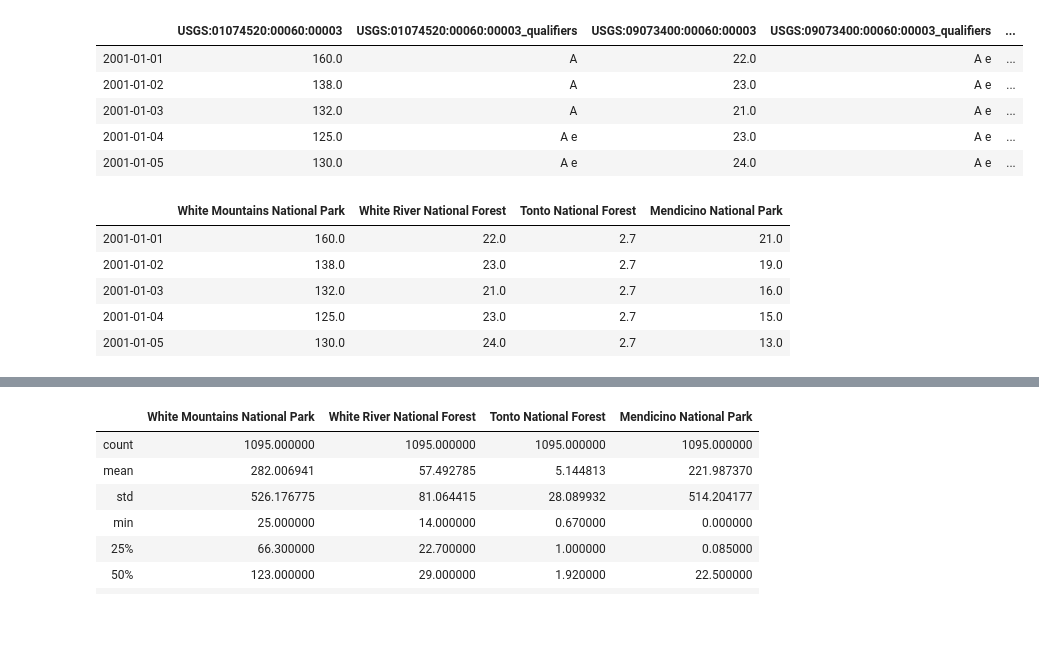
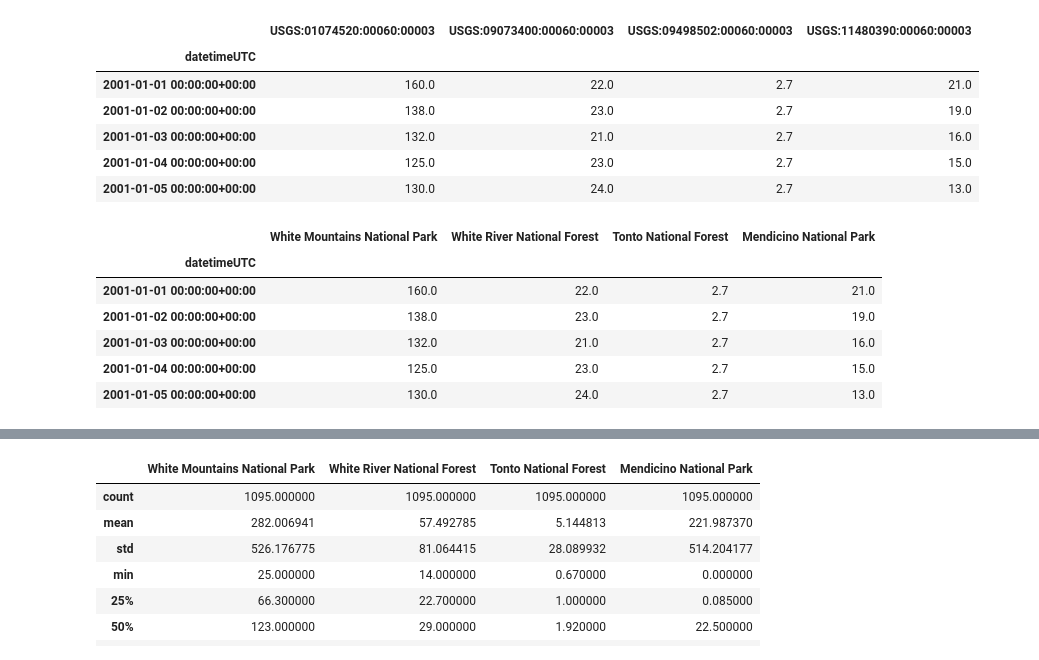
Before and after one commit to mroberge/hydrofunctions, a Jupyter notebook: docs/notebooks/Hydrofunctions_Comparing_Stream_Environments.ipynb, the cells around one changed output, grey strips where cells are left out. Saved outputs shown, nothing was run; the diff lists cells and outputs as text; code cells hidden in the pictures; blank space fills up the shorter version.

```diff
--- a/docs/notebooks/Hydrofunctions_Comparing_Stream_Environments.ipynb
+++ b/docs/notebooks/Hydrofunctions_Comparing_Stream_Environments.ipynb
@@ -26,0 +17,4 @@ True
+# %%
+streams = ['09073400','11480390','01074520','09498502']
+sites = hf.NWIS(streams, 'dv', start_date='2001-01-01', end_date='2003-12-31')
+sites
@@ -27,30 +33,29 @@ True
 # %%
 #Create a dataframe of the four sites
-Q = sites.df()
+Q = sites.df('discharge')
 #Show the first few lines of the dataframe
 Q.head()
 # %% [output]
-|  | USGS:01074520:00060:00003 | USGS:01074520:00060:00003_qualifiers | USGS:09073400:00060:00003 | USGS:09073400:00060:00003_qualifiers | ... |
-| 2001-01-01 | 160.0 | A | 22.0 | A e | ... |
-| 2001-01-02 | 138.0 | A | 23.0 | A e | ... |
-| 2001-01-03 | 132.0 | A | 21.0 | A e | ... |
-| 2001-01-04 | 125.0 | A e | 23.0 | A e | ... |
-| 2001-01-05 | 130.0 | A e | 24.0 | A e | ... |
+|  | USGS:01074520:00060:00003 | USGS:09073400:00060:00003 | USGS:09498502:00060:00003 | USGS:11480390:00060:00003 |
+| datetimeUTC |  |  |  |  |
+| 2001-01-01 00:00:00+00:00 | 160.0 | 22.0 | 2.7 | 21.0 |
+| 2001-01-02 00:00:00+00:00 | 138.0 | 23.0 | 2.7 | 19.0 |
+| 2001-01-03 00:00:00+00:00 | 132.0 | 21.0 | 2.7 | 16.0 |
+| 2001-01-04 00:00:00+00:00 | 125.0 | 23.0 | 2.7 | 15.0 |
+| 2001-01-05 00:00:00+00:00 | 130.0 | 24.0 | 2.7 | 13.0 |
 # %%
-#drop the qualifiers columns
-cols = [1,3,5,7]
-Q.drop(Q.columns[cols],axis=1,inplace=True)
-#rename the columns based on the names of the sites from HydroCloud
+# rename the columns based on the names of the sites from HydroCloud
 Q.columns=['White Mountains National Park', 'White River National Forest', 'Tonto National Forest', 'Mendicino National Park']
-#show the first few rows of the data to confirm the changes
+# show the first few rows of the data to confirm the changes
 Q.head()
 # %% [output]
 |  | White Mountains National Park | White River National Forest | Tonto National Forest | Mendicino National Park |
-| 2001-01-01 | 160.0 | 22.0 | 2.7 | 21.0 |
-| 2001-01-02 | 138.0 | 23.0 | 2.7 | 19.0 |
-| 2001-01-03 | 132.0 | 21.0 | 2.7 | 16.0 |
-| 2001-01-04 | 125.0 | 23.0 | 2.7 | 15.0 |
-| 2001-01-05 | 130.0 | 24.0 | 2.7 | 13.0 |
+| datetimeUTC |  |  |  |  |
+| 2001-01-01 00:00:00+00:00 | 160.0 | 22.0 | 2.7 | 21.0 |
+| 2001-01-02 00:00:00+00:00 | 138.0 | 23.0 | 2.7 | 19.0 |
+| 2001-01-03 00:00:00+00:00 | 132.0 | 21.0 | 2.7 | 16.0 |
+| 2001-01-04 00:00:00+00:00 | 125.0 | 23.0 | 2.7 | 15.0 |
+| 2001-01-05 00:00:00+00:00 | 130.0 | 24.0 | 2.7 | 13.0 |
 # %%
 #use the built-in functions from hydrofunctions to create a flow duration graph for the dataframe.
 hf.flow_duration(Q)
```
Also changed, not shown: parts of 13 cells of this notebook, 2 other files.
